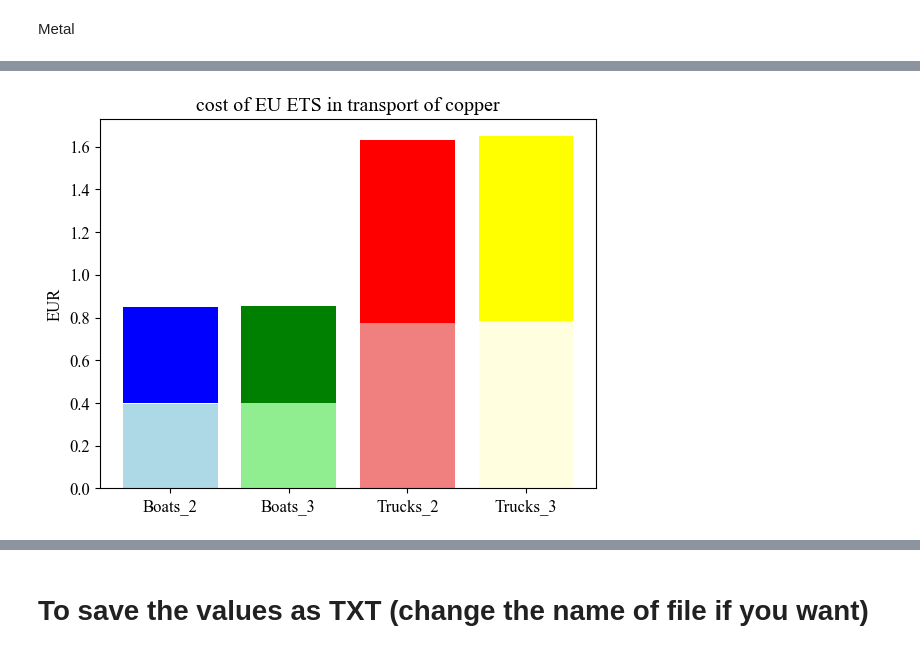
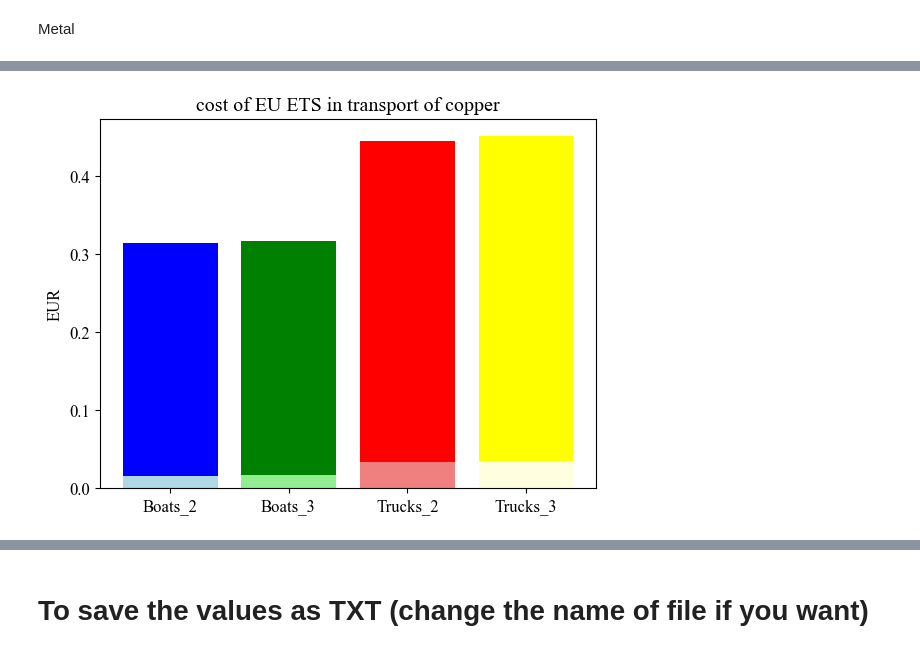
Before and after one commit to Martinez-Hernando/Exiobase_EU_ETS, a Jupyter notebook: Code_Exiobase_EU_ETS.ipynb, the cells around one changed output, grey strips where cells are left out. Drawn from its saved outputs; the diff is of its cells as text; code cells hidden in the pictures.

```diff
--- a/Code_Exiobase_EU_ETS.ipynb
+++ b/Code_Exiobase_EU_ETS.ipynb
@@ -235,3 +252,5 @@ False
+# %%
+exio3318.Y=Y_new
 # %% [markdown]
 To do again the calculations
 # %%
@@ -471,0 +384,14 @@ impact_metal_3
+# %%
+impact_mining_boats_3=impact_mining_3.copy()
+impact_mining_boats_3.values[:] = 0
+impact_mining_trucks_3=impact_mining_3.copy()
+impact_mining_trucks_3.values[:]= 0
+for row_i, row in impact_mining_3.iterrows():
+    i=row_i[0]  # Get the region from the row index
+    if impact_mining_3.loc[(i,mining),('Carbon dioxide, fossil','tonnes','air')]!=0:
+        impact_mining_region=exio3318.emissions.S*exio3318.L.loc[:,(i,mining)]
+        impact_mining_region=impact_mining_region.iloc[0,:]
+        impact_mining_boats_i=impact_mining_region.xs("Sea and coastal water transportation services", level="sector", axis=0).sum()/impact_mining_region.sum()
+        impact_mining_trucks_i=impact_mining_region.xs("Other land transportation services", level="sector", axis=0).sum()/impact_mining_region.sum()
+        impact_mining_boats_3.loc[(i,'Sea and coastal water transportation services'),:]=impact_mining_boats_i*impact_mining_3.loc[(i,mining),:]
+        impact_mining_trucks_3.loc[(i,'Other land transportation services'),:]=impact_mining_trucks_i*impact_mining_3.loc[(i,mining),:]
@@ -546,12 +486,12 @@ Databases dictionary with 2 object(s):
 # %% [markdown]
 To calculate equivalent CO2, using brightway
 # %%
-co2_flows = [act for act in bd.Database('ecoinvent-3.9.1-biosphere') if 'carbon dioxide, fossil' in act['name'].lower()] #To select the key for emissions
+co2_flows = [act for act in bd.Database('ecoinvent-3.9.1-biosphere') if act['name']=='Carbon dioxide, fossil' and act['categories'] == ('air',)] #To select the key for emissions
 print(co2_flows)
 co2_key = co2_flows[0].key
 print(co2_key)
-n2o_flows = [act for act in bd.Database('ecoinvent-3.9.1-biosphere') if 'dinitrogen monoxide' in act['name'].lower()]
+n2o_flows = [act for act in bd.Database('ecoinvent-3.9.1-biosphere') if act['name']=='Dinitrogen monoxide' and act['categories'] == ('air',)]
 n2o_key = n2o_flows[0].key
-ch4_flows = [act for act in bd.Database('ecoinvent-3.9.1-biosphere') if 'methane, fossil' in act['name'].lower()]
+ch4_flows = [act for act in bd.Database('ecoinvent-3.9.1-biosphere') if act['name']=='Methane, fossil' and act['categories'] == ('air',)]
 ch4_key = ch4_flows[0].key
 # %% [output]
@@ -560,9 +500,8 @@ ch4_key = ch4_flows[0].key
 # %% [markdown]
 Obtain transport emissions
 # %%
-climate_change_mining=impact_mining.iloc[:,:3].T
-impact_boats_c_mining=climate_change_mining.xs("Sea and coastal water transportation services", level="sector", axis=1)
-impact_trucks_c_mining=climate_change_mining.xs("Other land transportation services", level="sector", axis=1)
+impact_boats_c_mining=impact_mining_boats.iloc[:,:3].groupby(level='region').sum().T
+impact_trucks_c_mining=impact_mining_trucks.iloc[:,:3].groupby(level='region').sum().T
 
 climate_change_metal=impact_metal.iloc[:,:3].T
 impact_boats_c_metal=climate_change_metal.xs("Sea and coastal water transportation services", level="sector", axis=1)
@@ -1045,28 +1040,29 @@ Cost_trucks_3_metal.columns=["CO2-eq"] #To name the columns
 # %%
-Boats_2_mining_eco=Cost_boats_2_mining.sum()
-Boats_3_mining_eco=Cost_boats_3_mining.sum().squeeze()
-Trucks_2_mining_eco=Cost_trucks_2_mining.sum()
-Trucks_3_mining_eco=Cost_trucks_3_mining.sum().squeeze()
+Boats_2_mining_eco = Cost_boats_2_mining.sum()
+Boats_3_mining_eco = Cost_boats_3_mining.sum().squeeze()
+Trucks_2_mining_eco = Cost_trucks_2_mining.sum()
+Trucks_3_mining_eco = Cost_trucks_3_mining.sum().squeeze()
 
 Boats_2_metal_eco=Cost_boats_2_metal.sum()
 Boats_3_metal_eco=Cost_boats_3_metal.sum().squeeze()
 Trucks_2_metal_eco=Cost_trucks_2_metal.sum()
 Trucks_3_metal_eco=Cost_trucks_3_metal.sum().squeeze()
 
 #colormap=cm.get_cmap('Greens')
 #colors=[colormap(j) for j in np.linspace(0.3, 1, len(values))]
 
-plt.bar(['Boats_2'], Boats_2_mining_eco, label='Mining', color='lightblue')
-plt.bar(['Boats_2'], Boats_2_metal_eco, bottom=Boats_3_mining_eco, label='Metallurgy',color='blue')
+plt.bar(['Boats_2'], Boats_2_mining_eco, label='Mining',color='lightblue')
+plt.bar(['Boats_2'], Boats_2_metal_eco, bottom=Boats_2_mining_eco, label='Metallurgy',color='blue')
 plt.bar(['Boats_3'], Boats_3_mining_eco, label='Mining',color='lightgreen')
 plt.bar(['Boats_3'], Boats_3_metal_eco, bottom=Boats_3_mining_eco, label='Metallurgy',color='green')
-plt.bar(['Trucks_2'], Trucks_2_mining_eco, label='Mining', color='lightcoral')
+plt.bar(['Trucks_2'], Trucks_2_mining_eco, label='Mining',color='lightcoral')
 plt.bar(['Trucks_2'], Trucks_2_metal_eco, bottom=Trucks_2_mining_eco, label='Metallurgy',color='red')
-plt.bar(['Trucks_3'], Trucks_3_mining_eco, label='Mining', color='lightyellow')
+plt.bar(['Trucks_3'], Trucks_3_mining_eco, label='Mining',color='lightyellow')
 plt.bar(['Trucks_3'], Trucks_3_metal_eco, bottom=Trucks_3_mining_eco, label='Metallurgy',color='yellow')
+
 
 plt.ylabel('EUR')
 plt.title('cost of EU ETS in transport of copper')
 plt.show()
 # %% [output]
-[figure, old version]
+[figure, new version]
```
Also changed, not shown: parts of 62 cells of this notebook.
